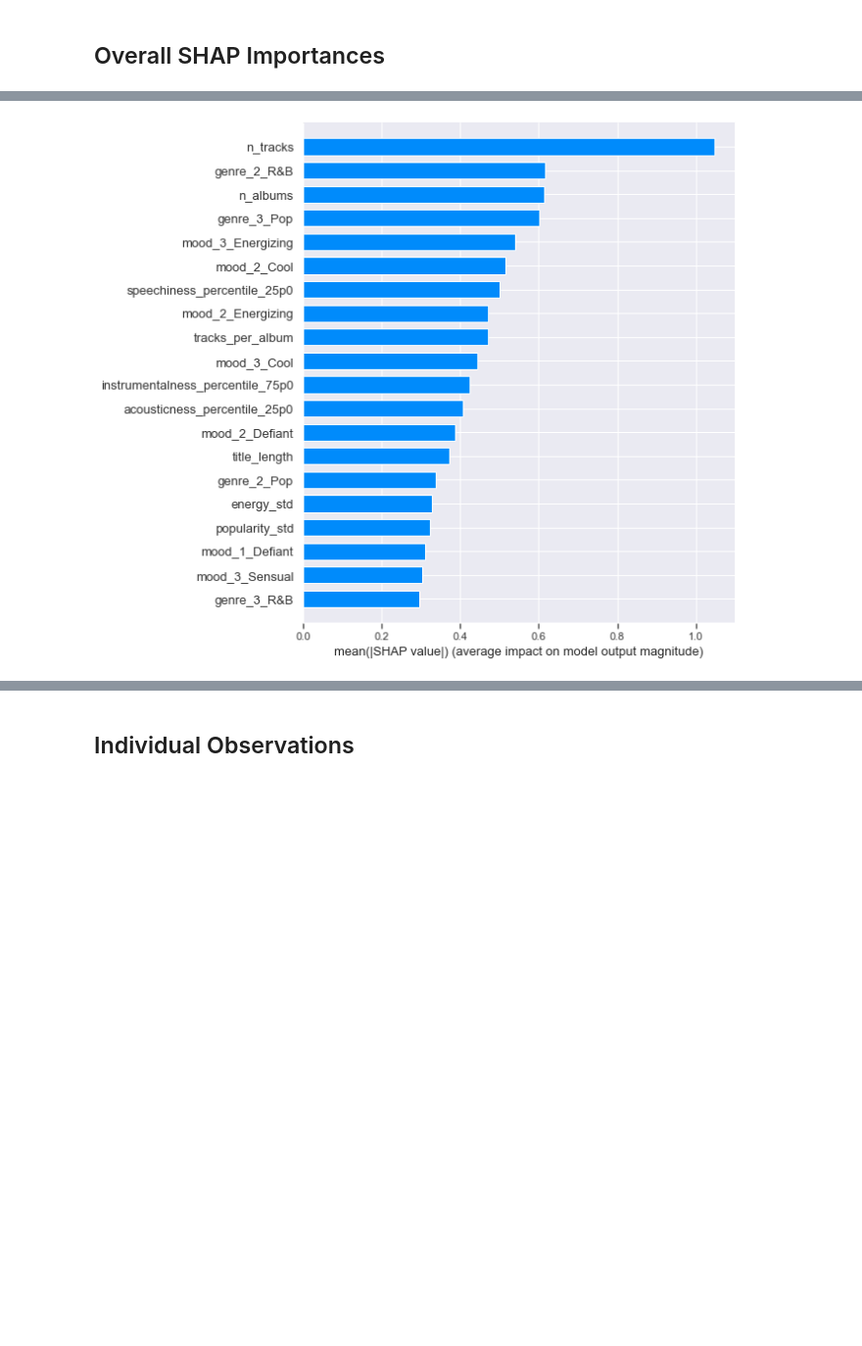
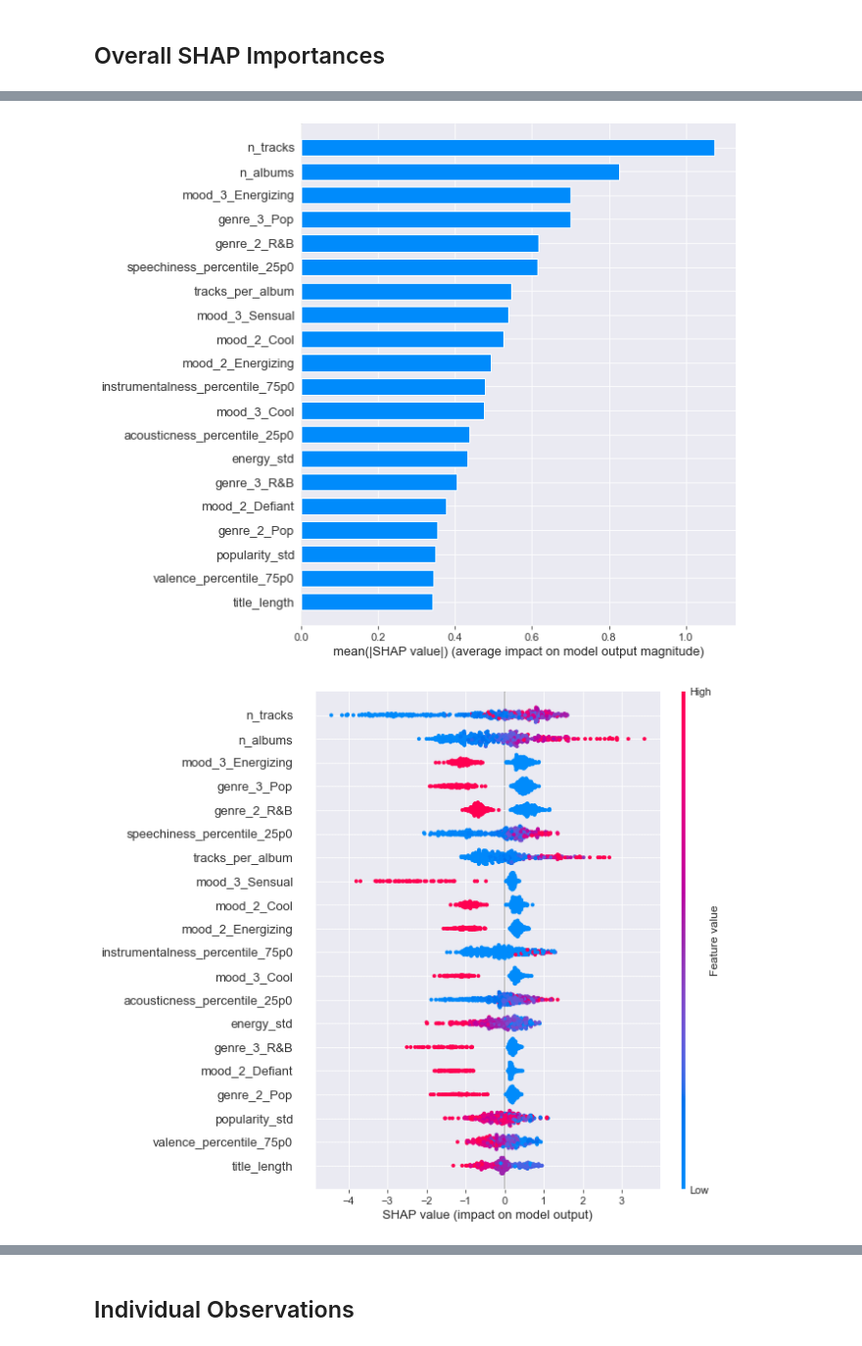
Before and after one commit to alexrobwong/playlist-success, a Jupyter notebook: notebooks/spotify_success_analysis.ipynb, the cells around one changed output, grey strips where cells are left out. Shown at 98% size. Saved outputs shown, nothing was run; the diff lists cells and outputs as text; code cells hidden in the pictures; blank space fills up the shorter version.

```diff
--- a/notebooks/spotify_success_analysis.ipynb
+++ b/notebooks/spotify_success_analysis.ipynb
@@ -607,0 +579,9 @@ Wall time: 9.16 s
+# %%
+genre="Rap"
+train_size = 90/100
+# %%
+PS = PlaylistSuccessPredictor(labelled_frame, genre)
+
+PS.train_model(train_size, n_estimators=1000)
+
+test_accuracy, baseline_accuracy = PS.compute_accuracy()
@@ -627,9 +607,12 @@ cm_baseline = confusion_matrix(y_test, y_baseline_preds)
 # %%
-sns.set(font_scale=1.2)
-fig, ax = plot_confusion_matrix(conf_mat=cm, show_absolute=True, colorbar=True)
-plt.title("Model Predictions", size=20)
-plt.show()
+# cm = confusion_matrix(y_test, y_pred)
+# cm_baseline = confusion_matrix(y_test, y_baseline_preds)
 
-fig, ax = plot_confusion_matrix(conf_mat=cm_baseline, show_absolute=True, colorbar=True)
-plt.title("Baseline Perforance", size=20)
-plt.show()
+# sns.set(font_scale=1.2)
+# fig, ax = plot_confusion_matrix(conf_mat=cm, show_absolute=True, colorbar=True)
+# plt.title("Model Predictions", size=20)
+# plt.show()
+
+# fig, ax = plot_confusion_matrix(conf_mat=cm_baseline, show_absolute=True, colorbar=True)
+# plt.title("Baseline Perforance", size=20)
+# plt.show()
@@ -647,6 +621,12 @@ Wall time: 927 ms
+# %%
+# Explain model predictions using shap library:
+explainer = shap.TreeExplainer(PS.model)
+shap_values = explainer.shap_values(PS.X_test.to_numpy())
 # %%
 # Plot summary_plot as barplot:
-fig, ax = plt.subplots(figsize=(10,10))
-shap.summary_plot(shap_values, X_train, plot_type='bar')
+fig, ax = plt.subplots(figsize=(1,10))
+shap.summary_plot(shap_values, PS.X_test, plot_type='bar')
+shap.summary_plot(shap_values, PS.X_test)
 # %% [output]
-[figure, old version]
+[figure, new version]
+[figure, added]
```
Also changed, not shown: parts of 29 cells of this notebook, 3 other files.
